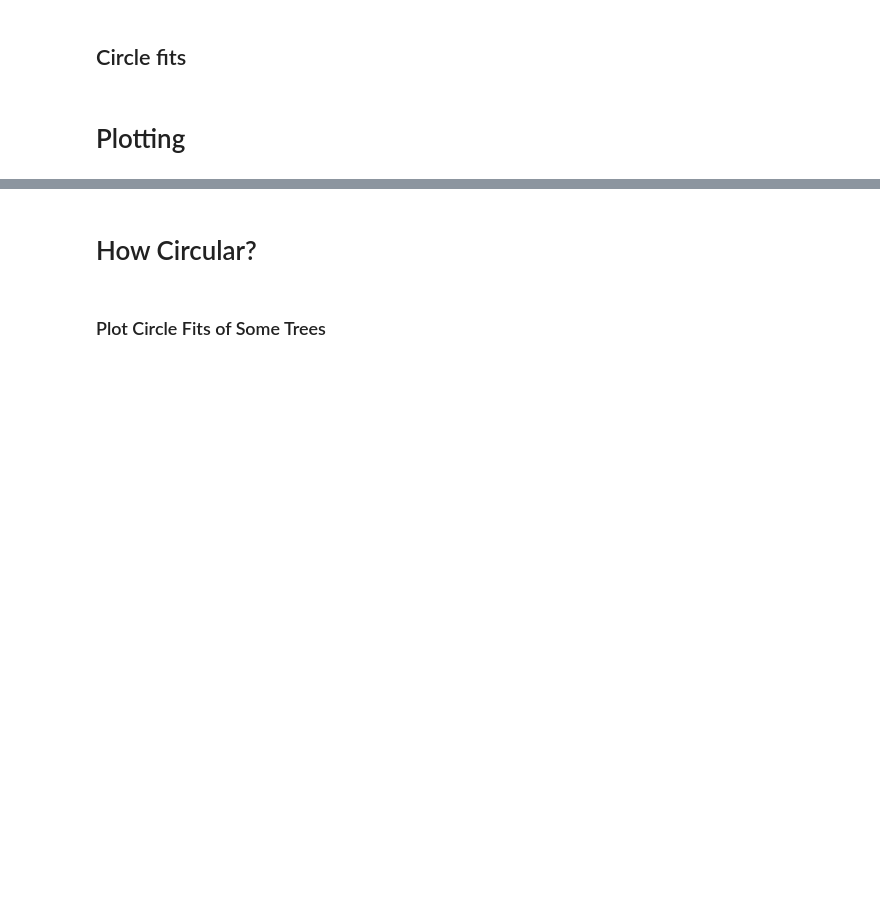
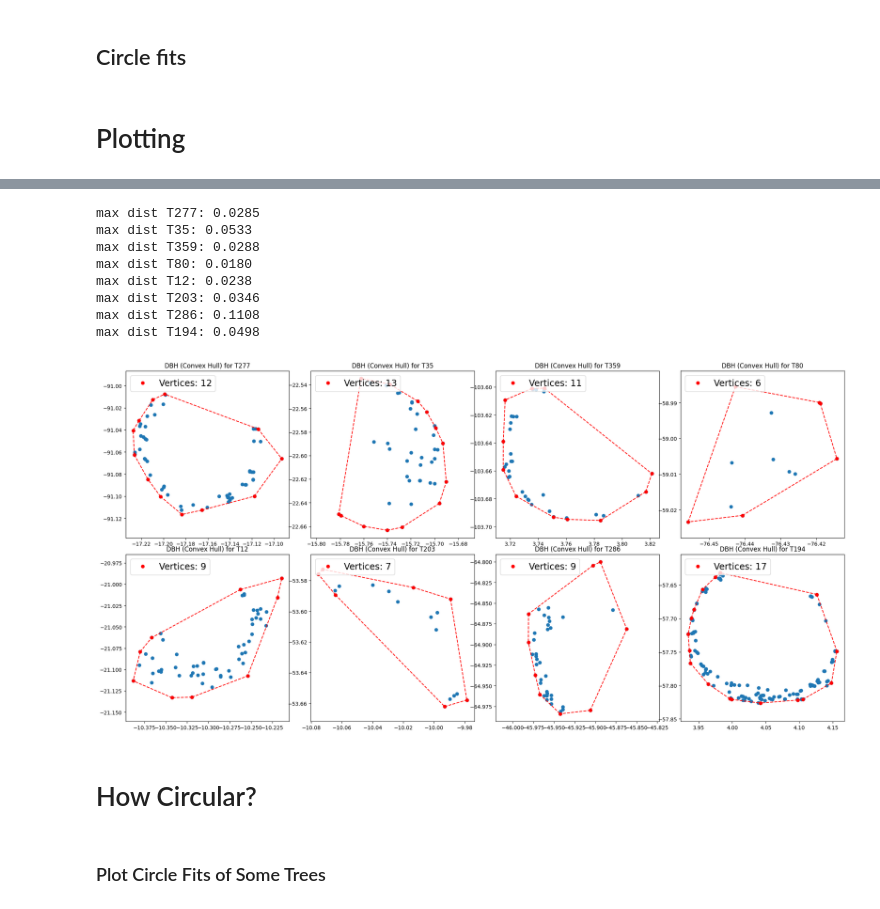
Before and after one commit to sabinenix/CloudDBH, a Jupyter notebook: CloudDBH_2.ipynb, the cells around one changed output, grey strips where cells are left out. Cells and saved outputs as stored; diff of their text form; code cells hidden in the pictures; blank space fills up the shorter version.

Commit message:
Flagged for missing data trees

```diff
--- a/CloudDBH_2.ipynb
+++ b/CloudDBH_2.ipynb
@@ -879,13 +1009,3 @@ print(f'Multistemmed: {len(multistemmed)}')
 # %% [output]
 Singlestemmed: 585
 Multistemmed: 291
-# %%
-for tree in trop_aut_sub:
-    ptsdf = read_ply(tree)
-
-    woodpts = ptsdf[ptsdf['wood']==1.0]
-    #print(woodpts)
-
-    pts = woodpts['x', 'y', 'z']
-
-    print(pts)
@@ -1043,0 +1098,26 @@ dist_dict = dict(zip(all_trees.TLS_ID, all_trees.maxdistadj))
+# %%
+flag_multi = []
+flag_single = []
+flag_trop = []
+
+flag_lists = [flag_multi, flag_single, flag_trop]
+
+for i in range (len(treelists)):
+    treelist = treelists[i]
+    flaglist = flag_lists[i]
+    ptspath = ptspathlist[i]
+
+    for tree in treelist:
+
+        tree, tree_num = construct_treeid(tree, ptspath)
+
+        hgt = hgt_dict[tree_num]
+
+        pts = load_pts(tree,False,False)
+
+        pts_dbh = pts[(pts['z'] > pts['z'].min() + hgt - 0.03) & (pts['z'] < pts['z'].min() + hgt + 0.03)]
+
+        flagged = flag_missing(pts_dbh, 6)
+
+        if flagged:
+            flaglist.append(tree_num)
@@ -1206,16 +1314,29 @@ for df in merged_dfs:
 
 #ov10_list = list(wytham_ms_df_ov10['TLS_ID'])
 # %%
-wytham_notcircular = ['421', '281a', '838', '1558', '599c', '1179', '8178', '1107']
+#wytham_notcircular = ['421', '281a', '838', '1558', '599c', '1179', '8178', '1107']
+#plotlist = flag_multi
+#plotlist = flag_single
+plotlist = flag_trop
 
 # plot convex hull results using fixed 1.3m dbh height
 #plot_convexhull(plotlist, wytham_pts_path, ncols=4, fixedheight = True, hgt=1.3, hgtlist = hgt_dict)
 
 # plot convex hull results
-plot_convexhull(wytham_notcircular, wytham_pts_path, ncols=4, fixedheight = False, hgt=1.3, hgtlist = hgt_dict)
+plot_convexhull(plotlist, trop_pts_path, ncols=4, fixedheight = False, hgt=1.3, hgtlist = hgt_dict)
 
-for tree in wytham_notcircular:
+for tree in plotlist:
     print(f'max dist {tree}: {dist_dict[tree]:.4f}')
+# %% [output]
+max dist T277: 0.0285
+max dist T35: 0.0533
+max dist T359: 0.0288
+max dist T80: 0.0180
+max dist T12: 0.0238
+max dist T203: 0.0346
+max dist T286: 0.1108
+max dist T194: 0.0498
+[figure, added]
 # %%
 plot_iter_dbh(plotlist, pts_path, ncols = 2, step=0.1, slope_thresh=0.1)
 # %%
```
Also changed, not shown: parts of 24 cells of this notebook.
